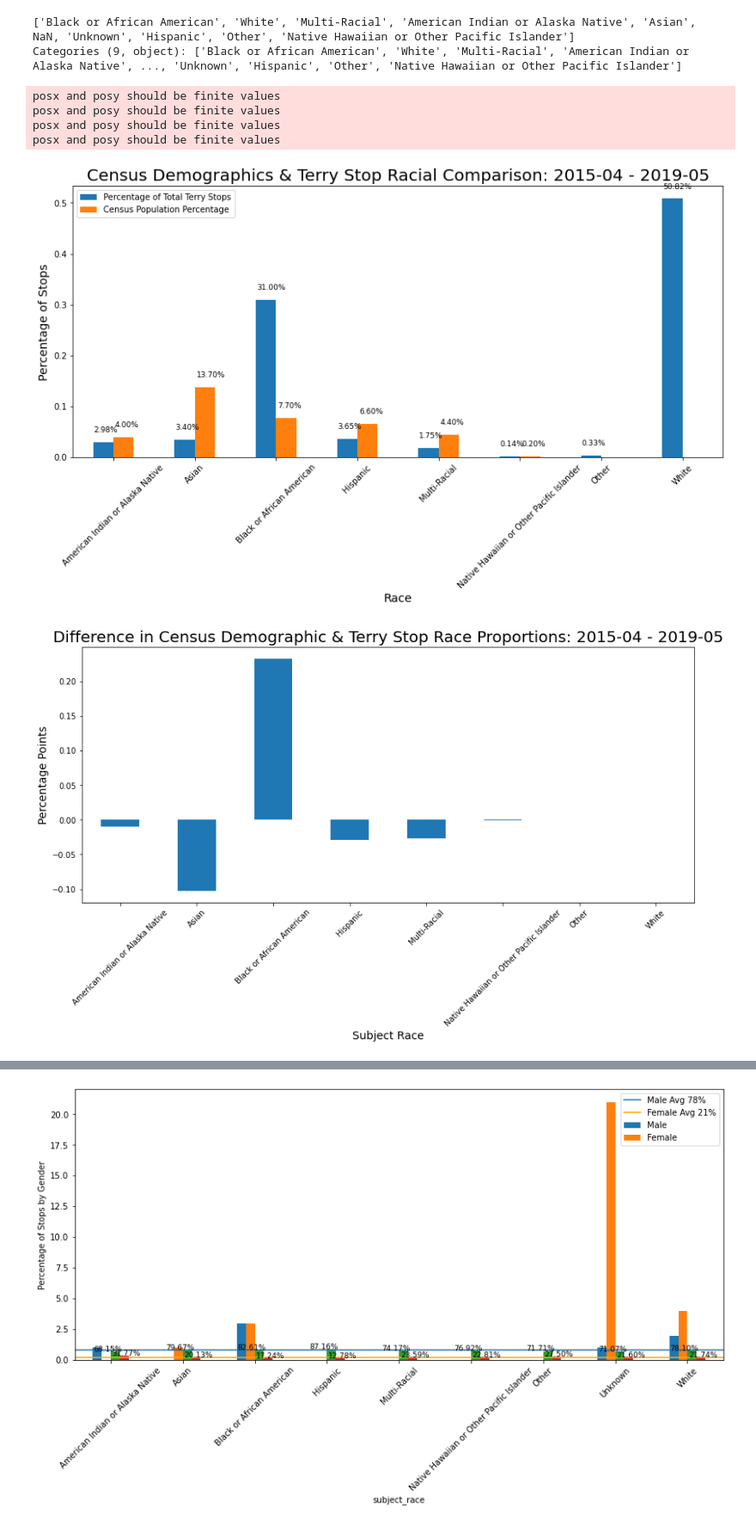
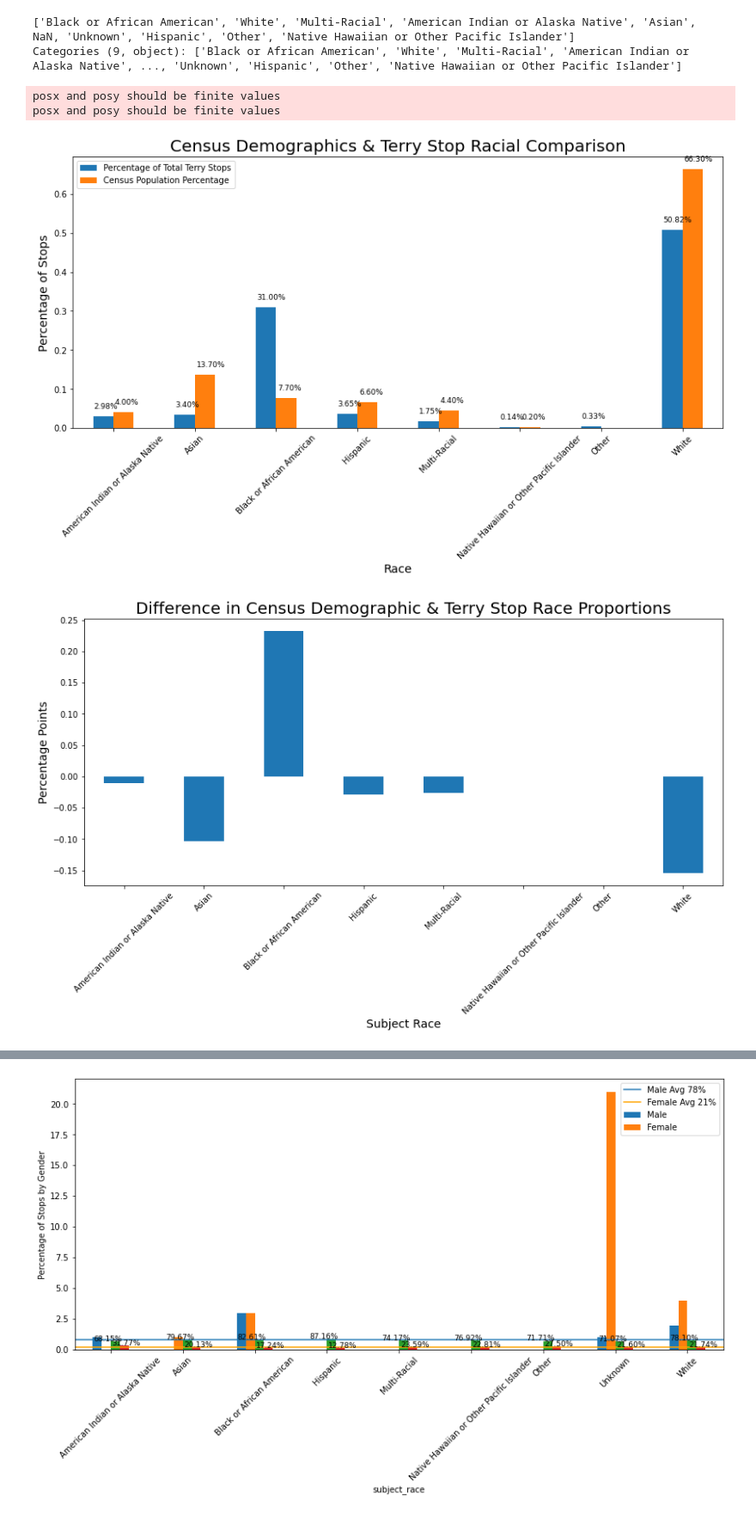
Before and after one commit to letruong711/Terry_Stop_Frisk, a Jupyter notebook: Terry_Ohio_Data_Exploration.ipynb, the cells around one changed output, grey strips where cells are left out. Shown at 86% size. Saved outputs shown, nothing was run; the diff lists cells and outputs as text; code cells hidden in the pictures.

Commit message:
Tried to fix graphs

```diff
--- a/Terry_Ohio_Data_Exploration.ipynb
+++ b/Terry_Ohio_Data_Exploration.ipynb
@@ -252,5 +276,5 @@ new_df.subject_age.value_counts(dropna = False)
 NaN              1563
 Name: subject_age, dtype: int64
 # %%
-race = new_df.copy()
+race_df = new_df.copy()
 # %%
@@ -259,13 +283,13 @@ race['subject_race'].unique()
 ['Black or African American', 'White', 'Multi-Racial', 'American Indian or Alaska Native', 'Asian', NaN, 'Unknown', 'Hispanic', 'Other', 'Native Hawaiian or Other Pacific Islander']
 Categories (9, object): ['Black or African American', 'White', 'Multi-Racial', 'American Indian or Alaska Native', ..., 'Unknown', 'Hispanic', 'Other', 'Native Hawaiian or Other Pacific Islander']
 # %%
-tmp = race[['subject_race','count']]
+tmp = race_df[['subject_race','count']]
 tmp = tmp.groupby('subject_race').count()
 tmp['stop_pct'] = tmp['count'] / tmp['count'].sum()
 tmp.drop(['count'], axis = 1, inplace = True)
 
 #create dataframe with census data information & join with main information
-census_data = pd.DataFrame(index = tmp.index, data = {'census_pct' : [.04,.137,.077,.066,.044,.002,np.nan,.663, np.nan]} )
+census_data = pd.DataFrame(index = tmp.index, data = {'census_pct' : [.04,.137,.077,.066,.044,.002,np.nan,np.nan,.663]} )
 tmp = tmp.join(census_data)
 tmp = tmp[tmp.index != 'Unknown']
 
@@ -273,36 +297,34 @@ tmp = tmp[tmp.index != 'Unknown']
 #plot the data
 ax = tmp.plot(kind = 'bar', figsize = (14,6))
 
 #display the values over the corresoponding bar graphs
 for i, v in enumerate(tmp.stop_pct):
     ax.text(i-.24, v+.02, '{:.2f}%'.format(100*v),fontsize = 9 )
 
 for i, v in enumerate(tmp.census_pct):
     ax.text(i+.02, v+.02, '{:.2f}%'.format(100*v),fontsize = 9 )
 
 
 
 
 _=plt.xticks(rotation = 45)
-_=plt.title('Census Demographics & Terry Stop Racial Comparison: 2015-04 - 2019-05', fontsize = 20)
+_=plt.title('Census Demographics & Terry Stop Racial Comparison', fontsize = 20)
 _=plt.xlabel('Race', fontsize = 14)
 _=plt.ylabel('Percentage of Stops', fontsize = 14)
 _=plt.legend(loc = 'best', labels = ['Percentage of Total Terry Stops', 'Census Population Percentage'] )
 plt.show()
 
 
 
 tmp['diff'] = tmp.stop_pct - tmp.census_pct
 tmp['diff'].plot(kind = 'bar', figsize = (14,6))
 _=plt.xlabel('Subject Race', fontsize = 14)
 _=plt.ylabel('Percentage Points', fontsize = 14)
-_=plt.title('Difference in Census Demographic & Terry Stop Race Proportions: 2015-04 - 2019-05', fontsize = 20)
+_=plt.title('Difference in Census Demographic & Terry Stop Race Proportions', fontsize = 20)
 _=plt.xticks(rotation = 45)
 plt.show()
 # %% [output]
 posx and posy should be finite values
 posx and posy should be finite values
-posx and posy should be finite values
-posx and posy should be finite values
-[figure, old version]
+[figure, new version]
-[figure, old version]
+[figure, new version]
```
Also changed, not shown: parts of 6 cells of this notebook, 2 other files.
